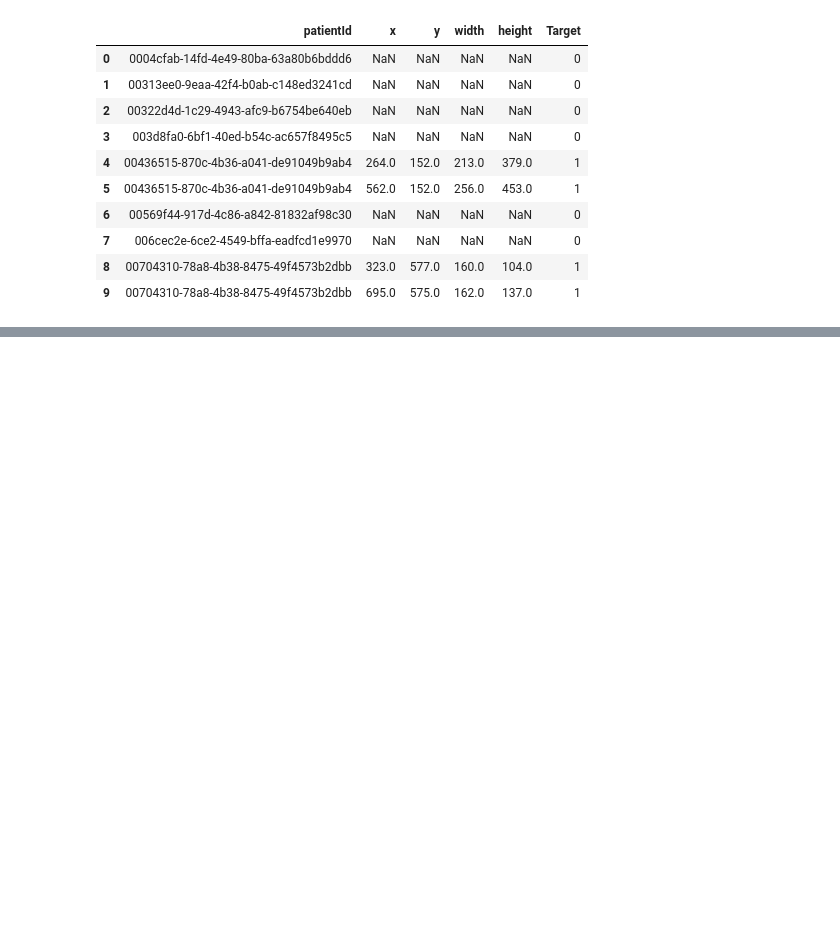
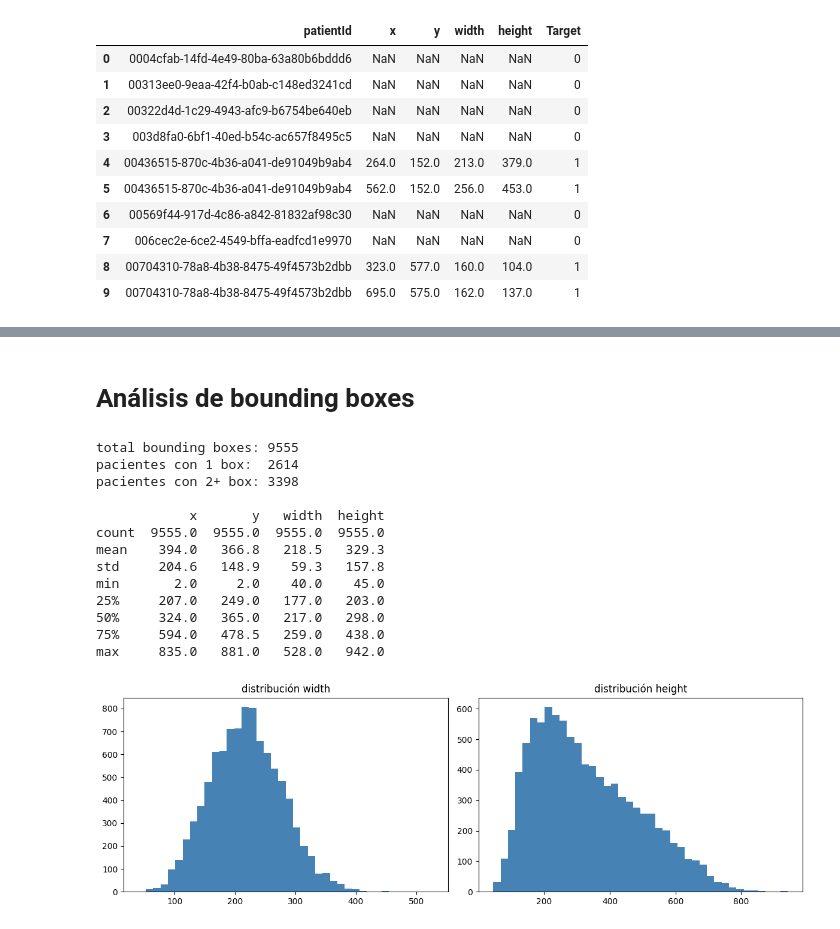
Before and after one commit to franciscofdzfer/RSNAPneumonia, a Jupyter notebook: rsnapneumoniadetection.ipynb, the cells around one changed output, grey strips where cells are left out. Cells and saved outputs as stored; diff of their text form; code cells hidden in the pictures; blank space fills up the shorter version.

```diff
--- a/rsnapneumoniadetection.ipynb
+++ b/rsnapneumoniadetection.ipynb
@@ -94,0 +191,35 @@ df_labels.head(10)
+# %% [markdown]
+
+# Análisis de bounding boxes
+# %%
+# analizo tamaños y distribución de las boxes para entender qué escala tienen los focos de neumonía
+df_pos = df_labels[df_labels['Target'] == 1].copy()
+
+print(f'total bounding boxes: {len(df_pos)}')
+print(f'pacientes con 1 box:  {(df_pos.groupby("patientId").size() == 1).sum()}')
+print(f'pacientes con 2+ box: {(df_pos.groupby("patientId").size() > 1).sum()}')
+print()
+print(df_pos[['x', 'y', 'width', 'height']].describe().round(1))
+
+fig, axes = plt.subplots(1, 2, figsize=(12, 4))
+axes[0].hist(df_pos['width'],  bins=40, color='steelblue')
+axes[0].set_title('distribución width')
+axes[1].hist(df_pos['height'], bins=40, color='steelblue')
+axes[1].set_title('distribución height')
+plt.tight_layout()
+plt.show()
+# %% [output]
+total bounding boxes: 9555
+pacientes con 1 box:  2614
+pacientes con 2+ box: 3398
+
+            x       y   width  height
+count  9555.0  9555.0  9555.0  9555.0
+mean    394.0   366.8   218.5   329.3
+std     204.6   148.9    59.3   157.8
+min       2.0     2.0    40.0    45.0
+25%     207.0   249.0   177.0   203.0
+50%     324.0   365.0   217.0   298.0
+75%     594.0   478.5   259.0   438.0
+max     835.0   881.0   528.0   942.0
+[figure, added]
```
Also changed, not shown: parts of 15 cells of this notebook.
